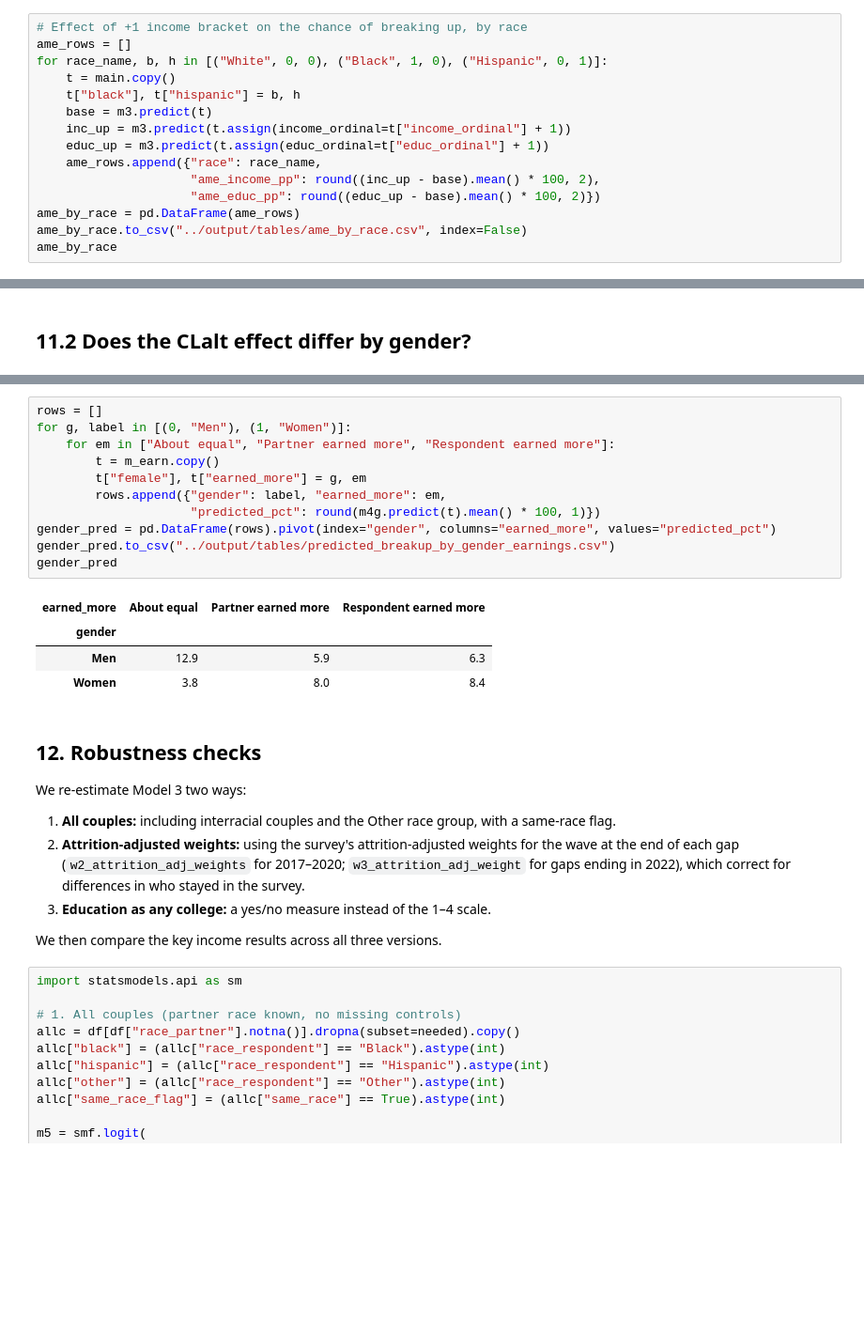
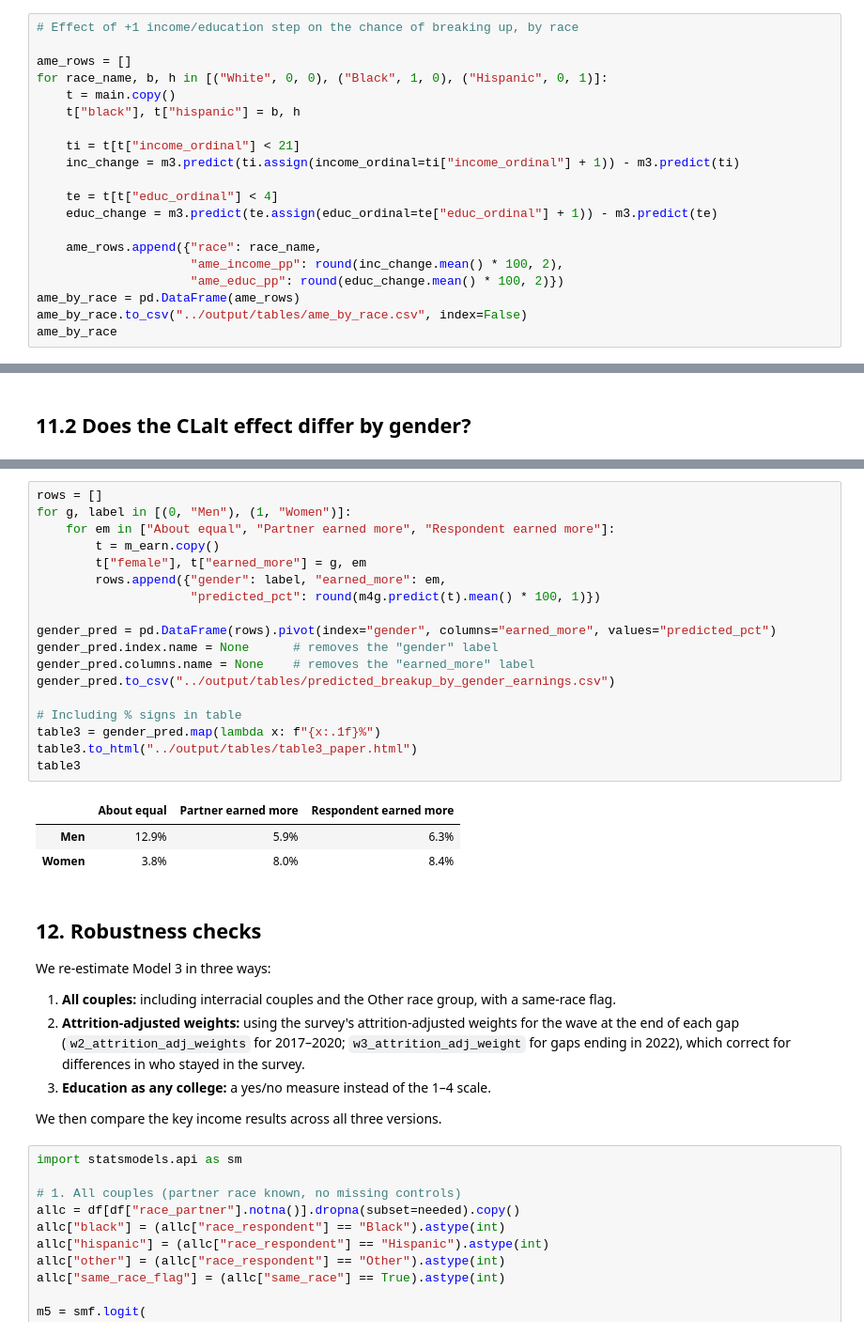
Before and after one commit to janellesoh/hs4002-dalmation-2026, a Jupyter notebook: code/04_analysis.ipynb, the cells around one changed output, grey strips where cells are left out. Shown at 94% size. Saved outputs shown, nothing was run; the diff lists cells and outputs as text; blank space fills up the shorter version.

Commit message:
Add paper tables, fix AME calculation, tidy README and notebooks

```diff
--- a/code/04_analysis.ipynb
+++ b/code/04_analysis.ipynb
@@ -385,17 +385,22 @@ Education x race only: LR = 0.07, df = 2, p = 0.966
 The average change in the chance of breaking up for a one-step increase in household income,
 calculated from Model 3 as if every couple were White, then Black, then Hispanic.
 # %%
-# Effect of +1 income bracket on the chance of breaking up, by race
+# Effect of +1 income/education step on the chance of breaking up, by race
+
 ame_rows = []
 for race_name, b, h in [("White", 0, 0), ("Black", 1, 0), ("Hispanic", 0, 1)]:
     t = main.copy()
     t["black"], t["hispanic"] = b, h
-    base = m3.predict(t)
-    inc_up = m3.predict(t.assign(income_ordinal=t["income_ordinal"] + 1))
-    educ_up = m3.predict(t.assign(educ_ordinal=t["educ_ordinal"] + 1))
+
+    ti = t[t["income_ordinal"] < 21]
+    inc_change = m3.predict(ti.assign(income_ordinal=ti["income_ordinal"] + 1)) - m3.predict(ti)
+
+    te = t[t["educ_ordinal"] < 4]
+    educ_change = m3.predict(te.assign(educ_ordinal=te["educ_ordinal"] + 1)) - m3.predict(te)
+
     ame_rows.append({"race": race_name,
-                     "ame_income_pp": round((inc_up - base).mean() * 100, 2),
-                     "ame_educ_pp": round((educ_up - base).mean() * 100, 2)})
+                     "ame_income_pp": round(inc_change.mean() * 100, 2),
+                     "ame_educ_pp": round(educ_change.mean() * 100, 2)})
 ame_by_race = pd.DataFrame(ame_rows)
 ame_by_race.to_csv("../output/tables/ame_by_race.csv", index=False)
 ame_by_race
@@ -537,23 +542,29 @@ Earned more x gender (vs Model 4): LR = 13.03, df = 2, p = 0.001
 # %%
 rows = []
 for g, label in [(0, "Men"), (1, "Women")]:
     for em in ["About equal", "Partner earned more", "Respondent earned more"]:
         t = m_earn.copy()
         t["female"], t["earned_more"] = g, em
         rows.append({"gender": label, "earned_more": em,
                      "predicted_pct": round(m4g.predict(t).mean() * 100, 1)})
+
 gender_pred = pd.DataFrame(rows).pivot(index="gender", columns="earned_more", values="predicted_pct")
+gender_pred.index.name = None      # removes the "gender" label
+gender_pred.columns.name = None    # removes the "earned_more" label
 gender_pred.to_csv("../output/tables/predicted_breakup_by_gender_earnings.csv")
-gender_pred
+
+# Including % signs in table
+table3 = gender_pred.map(lambda x: f"{x:.1f}%")
+table3.to_html("../output/tables/table3_paper.html")
+table3
 # %% [output]
-| earned_more | About equal | Partner earned more | Respondent earned more |
-| gender |  |  |  |
-| Men | 12.9 | 5.9 | 6.3 |
-| Women | 3.8 | 8.0 | 8.4 |
+|  | About equal | Partner earned more | Respondent earned more |
+| Men | 12.9% | 5.9% | 6.3% |
+| Women | 3.8% | 8.0% | 8.4% |
 # %% [markdown]
 ## 12. Robustness checks
 
-We re-estimate Model 3 two ways:
+We re-estimate Model 3 in three ways:
 1. **All couples:** including interracial couples and the Other race group, with a same-race flag.
 2. **Attrition-adjusted weights:** using the survey's attrition-adjusted weights for the wave at the
    end of each gap (`w2_attrition_adj_weights` for 2017–2020; `w3_attrition_adj_weight` for gaps
```
Also changed, not shown: parts of 13 cells of this notebook, 14 other files.
